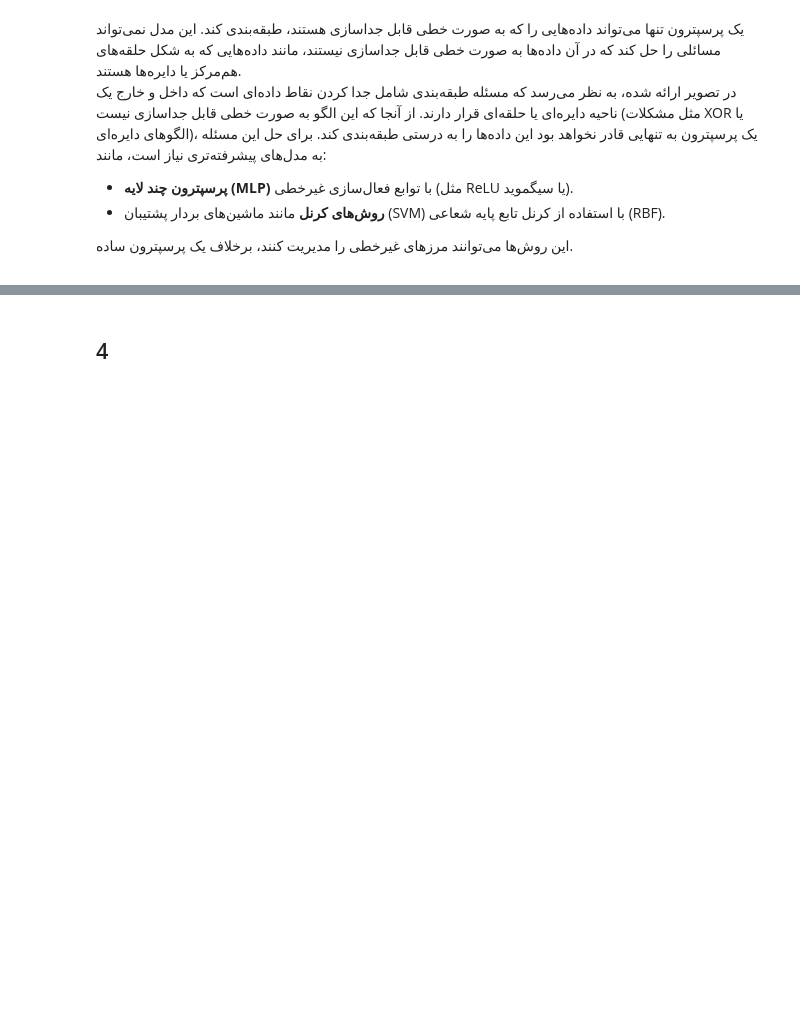
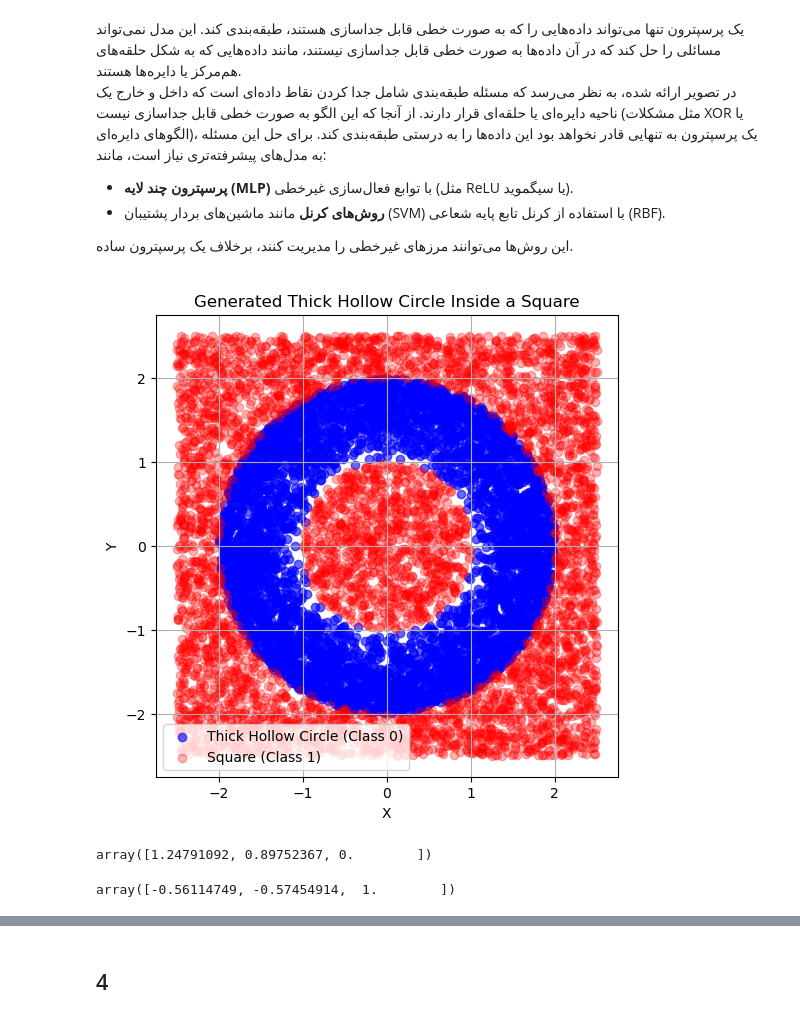
Before and after one commit to mmahdin/Computational-Intelligence-EE-AUT, a Jupyter notebook: lab/2/main.ipynb, the cells around one changed output, grey strips where cells are left out. Cells and saved outputs as stored; diff of their text form; code cells hidden in the pictures; blank space fills up the shorter version.

```diff
--- a/lab/2/main.ipynb
+++ b/lab/2/main.ipynb
@@ -419,3 +419,68 @@ Accuracy (lr:0.01): 97.37%
 
 این روش‌ها می‌توانند مرزهای غیرخطی را مدیریت کنند، برخلاف یک پرسپترون ساده.
 </div>
+# %%
+# Function to generate random points inside a hollow (thick) circle (annulus)
+def generate_thick_hollow_circle_data(num_points, inner_radius, outer_radius, center, label):
+    points = []
+    for _ in range(num_points):
+        r = inner_radius + (outer_radius - inner_radius) * np.sqrt(np.random.rand())  # Generate random radius within the hollow
+        theta = 2 * np.pi * np.random.rand()    # Generate random angle
+        x = center[0] + r * np.cos(theta)
+        y = center[1] + r * np.sin(theta)
+        points.append((x, y, label))
+    return np.array(points)
+
+# Function to generate random points inside a square but avoiding the hollow circle
+def generate_square_data_outside_circle(num_points, square_size, center, inner_radius, outer_radius, circle_center, label):
+    points = []
+    half_size = square_size / 2
+    while len(points) < num_points:
+        x = center[0] + np.random.uniform(-half_size, half_size)
+        y = center[1] + np.random.uniform(-half_size, half_size)
+
+        # Check if the point is outside the hollow circle
+        distance_to_circle_center = np.sqrt((x - circle_center[0]) ** 2 + (y - circle_center[1]) ** 2)
+        if distance_to_circle_center < inner_radius or distance_to_circle_center > outer_radius:
+            points.append((x, y, label))
+
+    return np.array(points)
+
+# Parameters
+num_points_circle = 5000
+num_points_square = 5000
+center_circle = (0, 0)  # Center of the hollow circle (inside the square)
+center_square = (0, 0)  # Center of the square (square encloses the hollow circle)
+inner_radius_hollow_circle = 1  # Inner radius of the hollow circle
+outer_radius_hollow_circle = 2  # Outer radius of the hollow circle (determines thickness)
+square_size = 5  # Size of the square
+
+# Generate data
+hollow_circle = generate_thick_hollow_circle_data(num_points_circle, inner_radius_hollow_circle, outer_radius_hollow_circle, center_circle, label=0)  # Thick hollow circle points
+square = generate_square_data_outside_circle(num_points_square, square_size, center_square, inner_radius_hollow_circle, outer_radius_hollow_circle, center_circle, label=1)  # Square points outside hollow circle
+
+# Combine data
+data = np.vstack((hollow_circle, square))
+
+# Plot the data
+plt.figure(figsize=(6,6))
+plt.scatter(data[data[:, 2] == 0][:, 0], data[data[:, 2] == 0][:, 1], c='blue', label='Thick Hollow Circle (Class 0)', alpha=0.6)
+plt.scatter(data[data[:, 2] == 1][:, 0], data[data[:, 2] == 1][:, 1], c='red', label='Square (Class 1)', alpha=0.3)
+
+plt.title('Generated Thick Hollow Circle Inside a Square')
+plt.xlabel('X')
+plt.ylabel('Y')
+plt.legend()
+plt.gca().set_aspect('equal', adjustable='box')
+plt.grid(True)
+plt.show()
+# %% [output]
+[figure, added]
+# %%
+hollow_circle[0]
+# %% [output]
+array([1.24791092, 0.89752367, 0.        ])
+# %%
+square[0]
+# %% [output]
+array([-0.56114749, -0.57454914,  1.        ])
```
Also changed, not shown: parts of 13 cells of this notebook.
